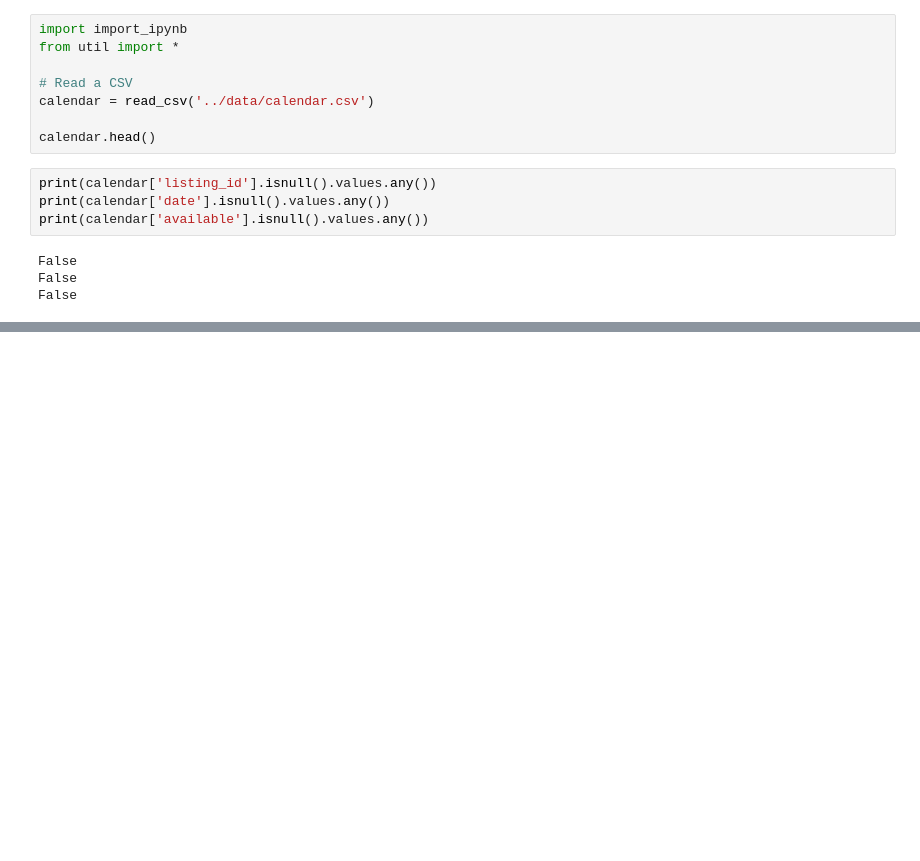
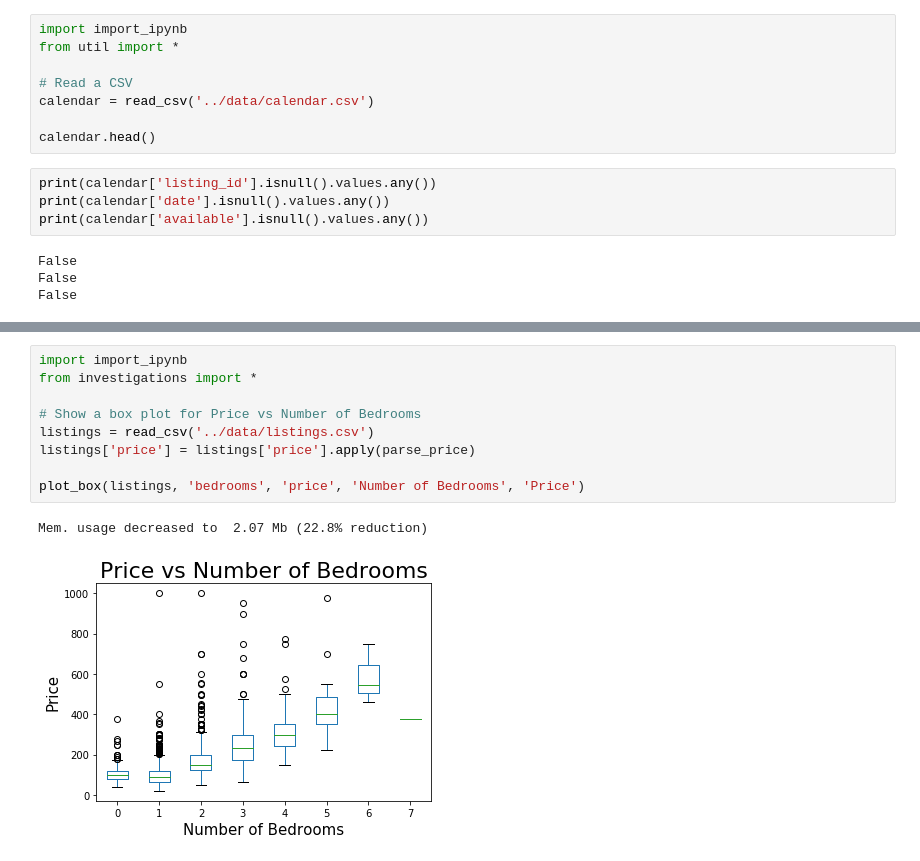
Before and after one commit to Ravi5ingh/seattle-airbnb-analysis, a Jupyter notebook: jupyter/main.ipynb, the cells around one changed output, grey strips where cells are left out. Saved outputs shown, nothing was run; the diff lists cells and outputs as text; blank space fills up the shorter version.

```diff
--- a/jupyter/main.ipynb
+++ b/jupyter/main.ipynb
@@ -85,0 +189,12 @@ Data collected for 2017-01-01 00:00:00
+# %%
+import import_ipynb
+from investigations import *
+
+# Show a box plot for Price vs Number of Bedrooms
+listings = read_csv('../data/listings.csv')
+listings['price'] = listings['price'].apply(parse_price)
+
+plot_box(listings, 'bedrooms', 'price', 'Number of Bedrooms', 'Price')
+# %% [output]
+Mem. usage decreased to  2.07 Mb (22.8% reduction)
+[figure, added]
```
Also changed, not shown: parts of 8 cells of this notebook, 13 other files.
